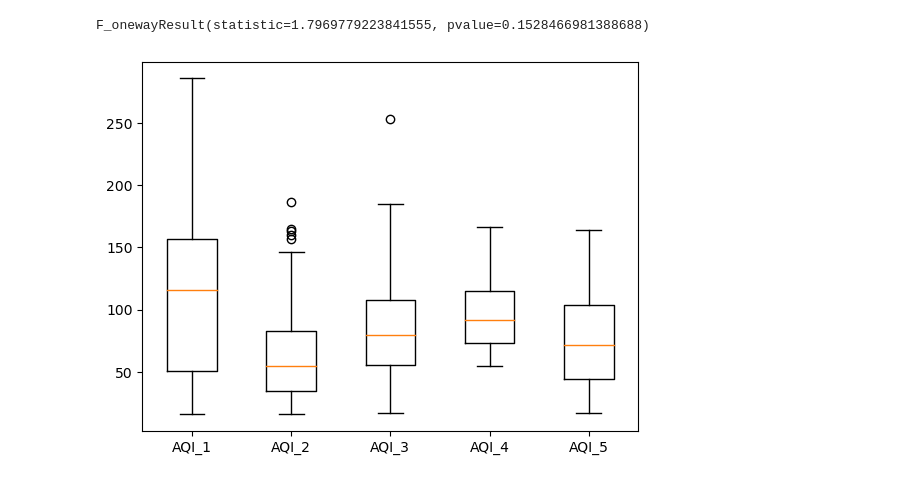
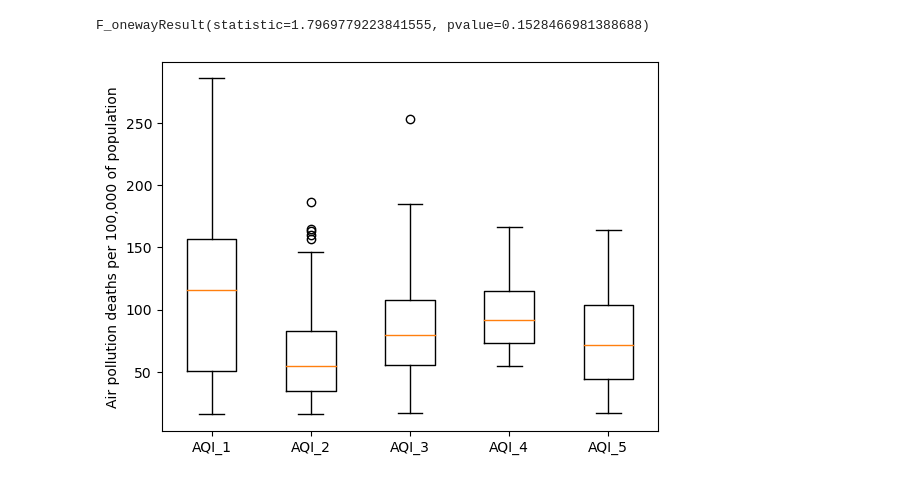
Before and after one commit to RJAndromeda/Project1Group8, a Jupyter notebook: boxplot.ipynb, the cells around one changed output. Saved outputs shown, nothing was run; the diff lists cells and outputs as text; code cells hidden in the pictures.

```diff
--- a/boxplot.ipynb
+++ b/boxplot.ipynb
@@ -9,7 +9,7 @@ import numpy as np
 # %%
 #Use the data to compare each pollutant by deaths per 100,000:
 
-pollutants_vs_deaths = "final_merged_world_data.csv"
+pollutants_vs_deaths = "Rhiannyn_Resources/final_merged_world_data.csv"
 
 pollutants_vs_deaths_df = pd.read_csv(pollutants_vs_deaths)
 # %%
@@ -49,14 +51,16 @@ plt.show()
 # %%
-x_values = pollutants_vs_deaths_df['Country']
-y_values = pollutants_vs_deaths_df['O3']
-plt.scatter(x_values,y_values, facecolors="red", edgecolors="black")
+Country = pollutants_vs_deaths_df["Country"]
+pollutants_vs_deaths_df.sort_values("O3",ascending = False, inplace = True)
+OutlierData2 = pollutants_vs_deaths_df[:5]
 
-plt.title("O3")
+OLNH3_Emissions = OutlierData["O3"]
+OLCNames = OutlierData["Country"]
+
+plt.title("O3 Pollutant Top 5 countries")
 plt.xlabel("Country")
-plt.ylabel("O3 by Country")
+plt.ylabel("O3: Ozone")
 
-plt.bar(x_values, y_values, facecolor="red", alpha=0.75, align="center")
-plt.xticks(tick_locations, Urban_population)
+plt.bar(OLCNames, OLNH3_Emissions, facecolor="red", alpha=0.75, align="center")
 plt.savefig("../O3bycountry.png")
 plt.show()
 # %% [output]
@@ -65,16 +68,17 @@ NameError: name 'tick_locations' is not defined
 # %%
-x_values = pollutants_vs_deaths_df['Country']
-y_values = pollutants_vs_deaths_df['PM2_5']
-plt.scatter(x_values,y_values, facecolors="red", edgecolors="black")
+Country = pollutants_vs_deaths_df["Country"]
+pollutants_vs_deaths_df.sort_values("PM2_5",ascending = False, inplace = True)
+OutlierData2 = pollutants_vs_deaths_df[:5]
 
-NO_Emissions = pollutants_vs_deaths_df["Country"]
-Country_5 = pollutants_vs_deaths_df['PM2_5']
+OLNH3_Emissions = OutlierData["PM2_5"]
+OLCNames = OutlierData["Country"]
 
-plt.title("Country_5 = pollutants_vs_deaths_df['PM2_5']")
+plt.title("Pm2_5 Pollutant Top 5 countries")
 plt.xlabel("Country")
-plt.ylabel("PM2_5 Pollutants")
+plt.ylabel("PM2_5: Fine Particulate Matter")
 
-plt.bar(x_values, y_values, facecolor="red", alpha=0.75, align="center")
-plt.xticks(tick_locations, Country)
+plt.bar(OLCNames, OLNH3_Emissions, facecolor="red", alpha=0.75, align="center")
+plt.savefig("../O3bycountry.png")
 plt.show()
+print(f" Fine particulate matter is defined as particles that are 2.5 microns or less in diameter (PM2.5). Therefore, PM2.5 comprises a portion of PM10.")
 # %% [output]
@@ -99,15 +103,17 @@ f_oneway(pollutants_vs_deaths_df.loc[pollutants_vs_deaths_df["AQI"]==2]["Air pol
 # %% [output]
 F_onewayResult(statistic=1.7969779223841555, pvalue=0.1528466981388688)
 # %%
+#plot the air quality index groups against air pollution deaths per 100000 of population
 my_dict = {'AQI_1': pollutants_vs_deaths_df.loc[pollutants_vs_deaths_df["AQI"]==1]["Air pollution(deaths per 100,000)"],\
            'AQI_2': pollutants_vs_deaths_df.loc[pollutants_vs_deaths_df["AQI"]==2]["Air pollution(deaths per 100,000)"],\
            'AQI_3': pollutants_vs_deaths_df.loc[pollutants_vs_deaths_df["AQI"]==3]["Air pollution(deaths per 100,000)"],\
            'AQI_4': pollutants_vs_deaths_df.loc[pollutants_vs_deaths_df["AQI"]==4]["Air pollution(deaths per 100,000)"],\
            'AQI_5': pollutants_vs_deaths_df.loc[pollutants_vs_deaths_df["AQI"]==5]["Air pollution(deaths per 100,000)"]}
 
 fig, ax = plt.subplots()
 ax.boxplot(my_dict.values())
 ax.set_xticklabels(my_dict.keys())
+plt.ylabel("Air pollution deaths per 100,000 of population")
 plt.savefig("../API_Deaths_Box.png")
 # %% [output]
-[figure, old version]
+[figure, new version]
```
Also changed, not shown: parts of 6 cells of this notebook, 7 other files.
